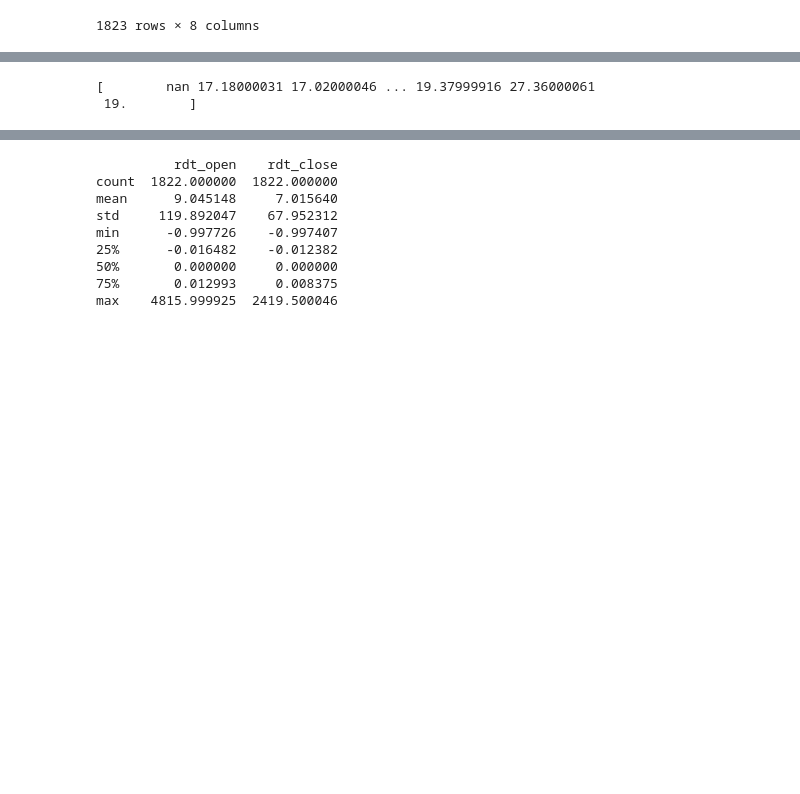
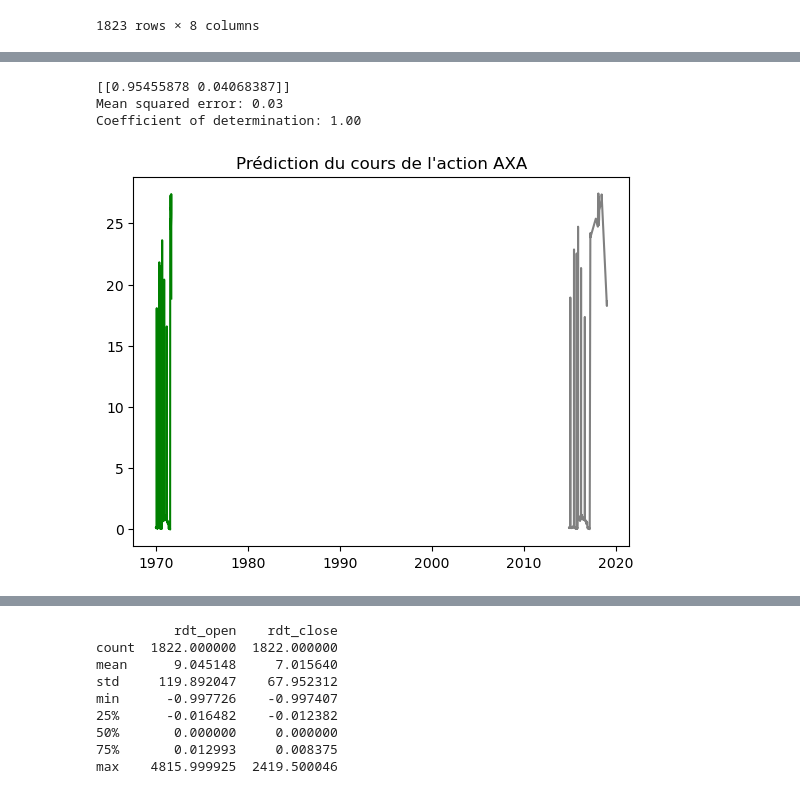
Before and after one commit to antoinerougier/Projet-Python-pour-la-data-science-, a Jupyter notebook: ModificationAntoine.ipynb, the cells around one changed output, grey strips where cells are left out. Cells and saved outputs as stored; diff of their text form; code cells hidden in the pictures; blank space fills up the shorter version.

```diff
--- a/ModificationAntoine.ipynb
+++ b/ModificationAntoine.ipynb
@@ -110,33 +119,37 @@ plt.hist(new_df)
 # %%
 #Lobjectif ici est donc de faire une régression linéaire pour prédire la valeur des prix des actifs à la fin de la journée
 #On utilise les prix d'ouverture et les prix de fermeture de la veille
 #on utilise alors le programme d'une seule régression ic
 
 
-new_df=df2[['Open', 'close_veille']]
-X = new_df.to_numpy()
-Y = df2[['Close']].to_numpy()
-indexe = [0, -1]
-X = np.delete(X, indexe)
-Y = np.delete(Y, 0)
-print(X)
+X = df2[['Open', 'close_veille']]
+Y = df2[['Close']]
+X = X[1:(len(X))]
+Y = Y[1:len(Y)]
 
 #On définit les tests, pour cela il nous faut une valeur ou arreter les données on la note p
 p = int((2/3)*len(X))
 X_train = X[:p]
 Y_train = Y[:p]
 X_test = X[p:]
 Y_test = Y[p:]
 
 #On passe désormais à la régression linéaire
+from sklearn import linear_model
+regr = linear_model.LinearRegression()
+regr.fit(X_train, Y_train)
+print(regr.coef_)
 
-#reg = LinearRegression()
+y_pred = regr.predict(X_test)
+plt.plot(y_pred, color='green')
+plt.plot(Y_test, color='gray')
+plt.title("Prédiction du cours de l'action AXA")
 
-#reg.fit(np.transpose([X_train]), np.transpose([Y_train]))
-#y_pred = reg.predict(np.transpose([X_test]))
-#plt.plot(y_pred, color='green')
-#plt.plot(Y_test, color='gray')
-#plt.title("Prédiction du cours de l'action AXA")
+from sklearn.metrics import mean_squared_error, r2_score
+print("Mean squared error: %.2f" % mean_squared_error(Y_test, y_pred))
+print("Coefficient of determination: %.2f" % r2_score(Y_test, y_pred))
 # %% [output]
-[        nan 17.18000031 17.02000046 ... 19.37999916 27.36000061
- 19.        ]
+[[0.95455878 0.04068387]]
+Mean squared error: 0.03
+Coefficient of determination: 1.00
+[figure, added]
```
Also changed, not shown: parts of 4 cells of this notebook, 1 other file.
